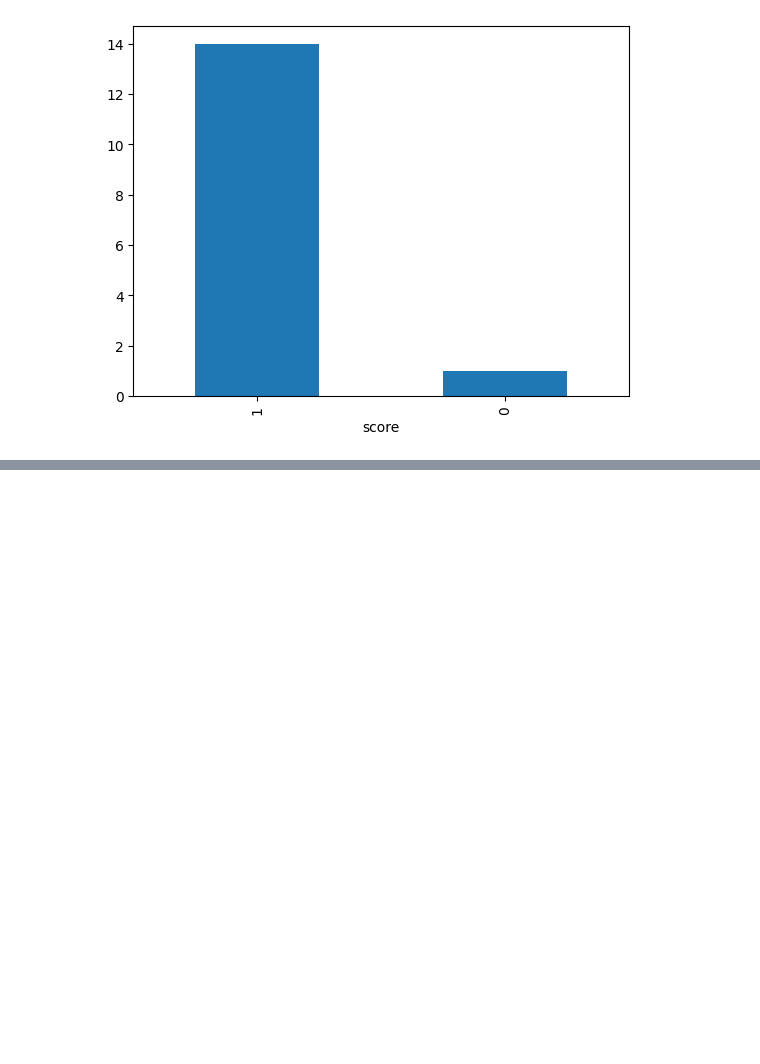
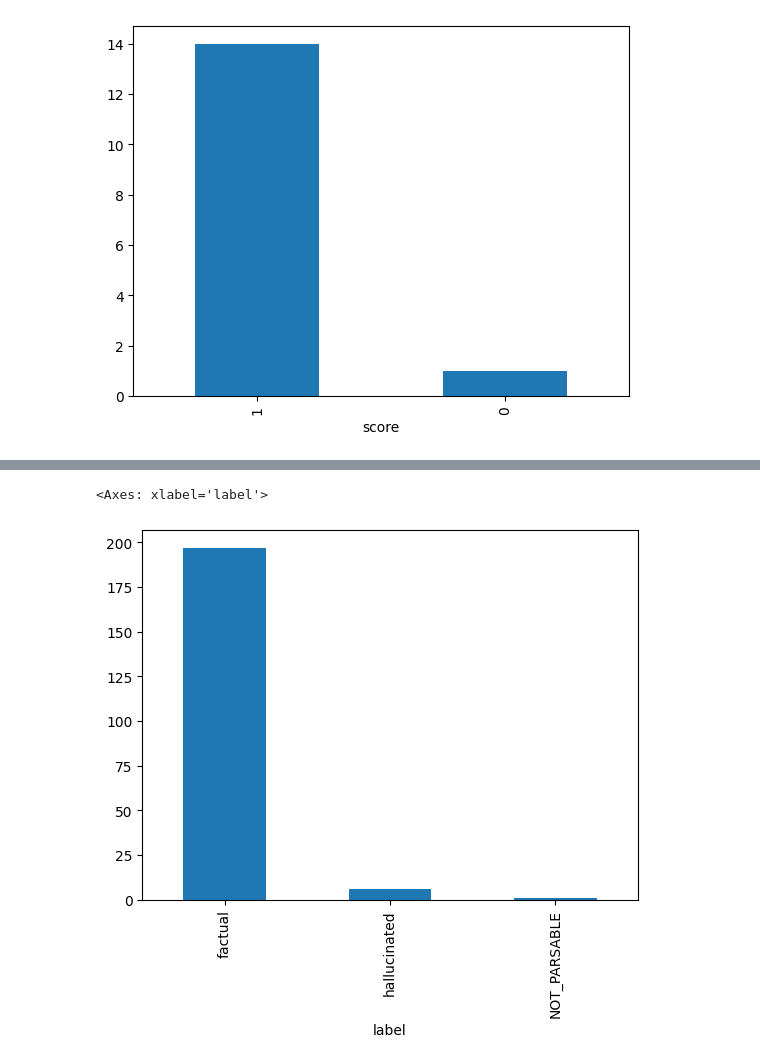
Before and after one commit to miem-refugees/travel-agent, a Jupyter notebook: notebooks/rag_evaluation.ipynb, the cells around one changed output, grey strips where cells are left out. Drawn from its saved outputs; the diff is of its cells as text; code cells hidden in the pictures; blank space fills up the shorter version.

```diff
--- a/notebooks/rag_evaluation.ipynb
+++ b/notebooks/rag_evaluation.ipynb
@@ -470,0 +569,2 @@ Name: score, dtype: float64
+# %%
+json.loads(tool_spans.input.iloc[1])["args"][0]
@@ -470,0 +574,13 @@ Name: score, dtype: float64
+# %%
+def find_last_tool_call(calls):
+    for i in range(len(calls) - 1, -1, -1):
+        if calls[i]["role"] == "tool-response":
+            return calls[i]["content"][0]["text"]
+
+    return None
+# %%
+tool_spans["reference"] = tool_spans["input"].apply(lambda x: find_last_tool_call(json.loads(x)["args"][0]))
+tool_spans.dropna(inplace=True)
+
+print(tool_spans.shape)
+tool_spans.head()
@@ -470,0 +596,13 @@ Name: score, dtype: float64
+# %%
+hallucination_classifications = llm_classify(
+    dataframe=tool_spans,
+    template=HALLUCINATION_PROMPT_TEMPLATE,
+    model=eval_model,
+    rails=list(HALLUCINATION_PROMPT_RAILS_MAP.values()),
+    provide_explanation=True,  # optional to generate explanations for the value produced by the eval LLM
+)
+
+px.Client().log_evaluations(
+    SpanEvaluations(eval_name="TravelReviewQueryTool Hallucinations", dataframe=hallucination_classifications)
+)
+hallucination_classifications.head()
@@ -470,0 +620,5 @@ Name: score, dtype: float64
+# %%
+hallucination_classifications.label.value_counts().plot.bar()
+# %% [output]
+<Axes: xlabel='label'>
+[figure, added]
```
Also changed, not shown: parts of 16 cells of this notebook.
